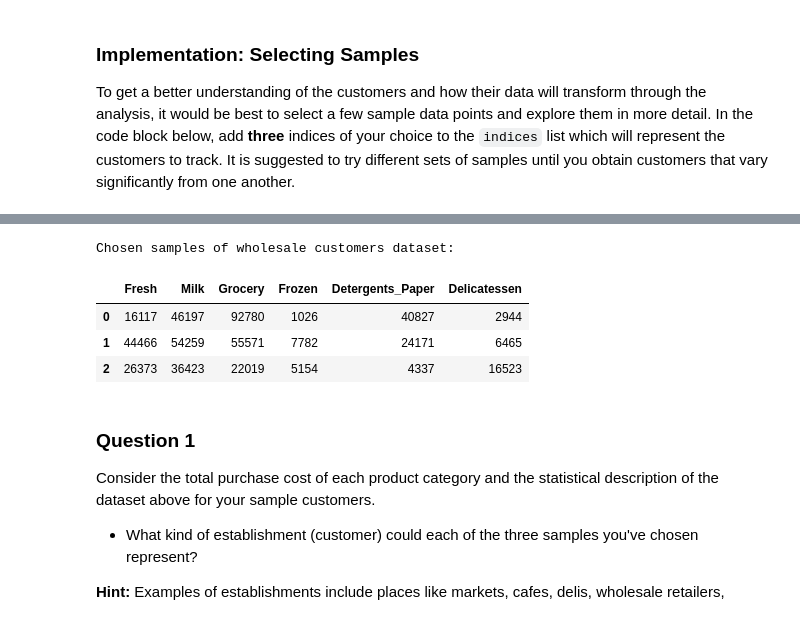
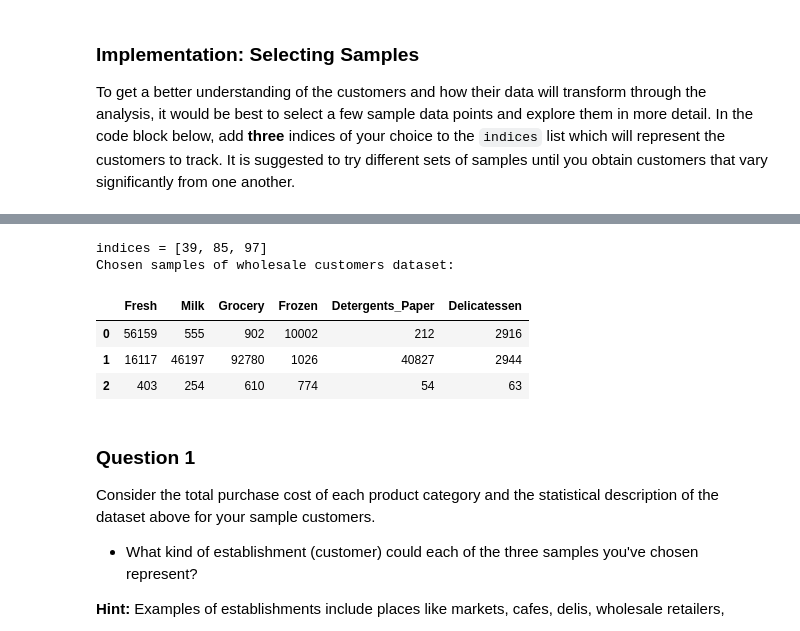
Before and after one commit to KnollFrank/Creating-Customer-Segments, a Jupyter notebook: customer_segments.ipynb, the cells around one changed output, grey strips where cells are left out. Drawn from its saved outputs; the diff is of its cells as text; code cells hidden in the pictures.

```diff
--- a/customer_segments.ipynb
+++ b/customer_segments.ipynb
@@ -100,20 +61,60 @@ with open('indices.pkl', 'rb') as f:
+# %%
+from itertools import combinations
+from tqdm import tqdm
+import pickle
+import os.path
+
+def compute_3_most_differing_non_outlier_customers(data):
+    def data_without_outliers():
+        outliers = [65, 66, 81, 95, 96, 128, 171, 193, 218, 304, 305, 338, 353, 355, 357, 412, 86, 98, 154, 356, 75, 154, 38, 57, 65, 145, 175, 264, 325, 420, 429, 439, 75, 161, 66, 109, 128, 137, 142, 154, 183, 184, 187, 203, 233, 285, 289, 343]
+        return data.drop(data.index[np.intersect1d(outliers, data.index)])
+
+    def compute_3_most_differing_customers(data):
+        def difference_of_customers(index1, index2, index3):
+            def length_of_triangle(a, b, c):
+                def length(vec):
+                    return sum(vec**2)
+
+                return length(b-a) + length(c-b) + length(a-c)
+
+            return length_of_triangle(data.loc[index1], data.loc[index2], data.loc[index3])
+
+        indices = max(tqdm(list(combinations(data.index, 3))), key=lambda indices: difference_of_customers(*indices))
+        return data.loc[list(indices)]
+
+    return compute_3_most_differing_customers(data_without_outliers())
+
+
+def get_3_most_differing_non_outlier_customers(data):
+    indices_file = 'indices.pkl'
+    if not os.path.isfile(indices_file):
+        customers = compute_3_most_differing_non_outlier_customers(data)
+        with open(indices_file, 'wb') as f:
+            pickle.dump(list(customers.index), f)
+        return customers
+    else:
+        with open(indices_file, 'rb') as f:
+            indices = pickle.load(f)
+            return data.loc[indices]
 # %%
 # TODO: Select three indices of your choice you wish to sample from the dataset
 # 85: Detergents_Paper (Waschmittel) hoch => Supermarket
 # 47: Milk hoch => Cafe
 # 23: Delicatessen hoch
-indices = [85, 47, 23]
+indices = get_3_most_differing_non_outlier_customers(data[:100]).index
+print("indices =", list(indices))
 
 # Create a DataFrame of the chosen samples
 samples = pd.DataFrame(data.loc[indices], columns = data.keys()).reset_index(drop = True)
 print("Chosen samples of wholesale customers dataset:")
 display(samples)
 # %% [output]
+indices = [39, 85, 97]
 Chosen samples of wholesale customers dataset:
 |  | Fresh | Milk | Grocery | Frozen | Detergents_Paper | Delicatessen |
-| 0 | 16117 | 46197 | 92780 | 1026 | 40827 | 2944 |
-| 1 | 44466 | 54259 | 55571 | 7782 | 24171 | 6465 |
-| 2 | 26373 | 36423 | 22019 | 5154 | 4337 | 16523 |
+| 0 | 56159 | 555 | 902 | 10002 | 212 | 2916 |
+| 1 | 16117 | 46197 | 92780 | 1026 | 40827 | 2944 |
+| 2 | 403 | 254 | 610 | 774 | 54 | 63 |
 # %% [markdown]
 ### Question 1
 Consider the total purchase cost of each product category and the statistical description of the dataset above for your sample customers.
```
Also changed, not shown: parts of 4 cells of this notebook.
